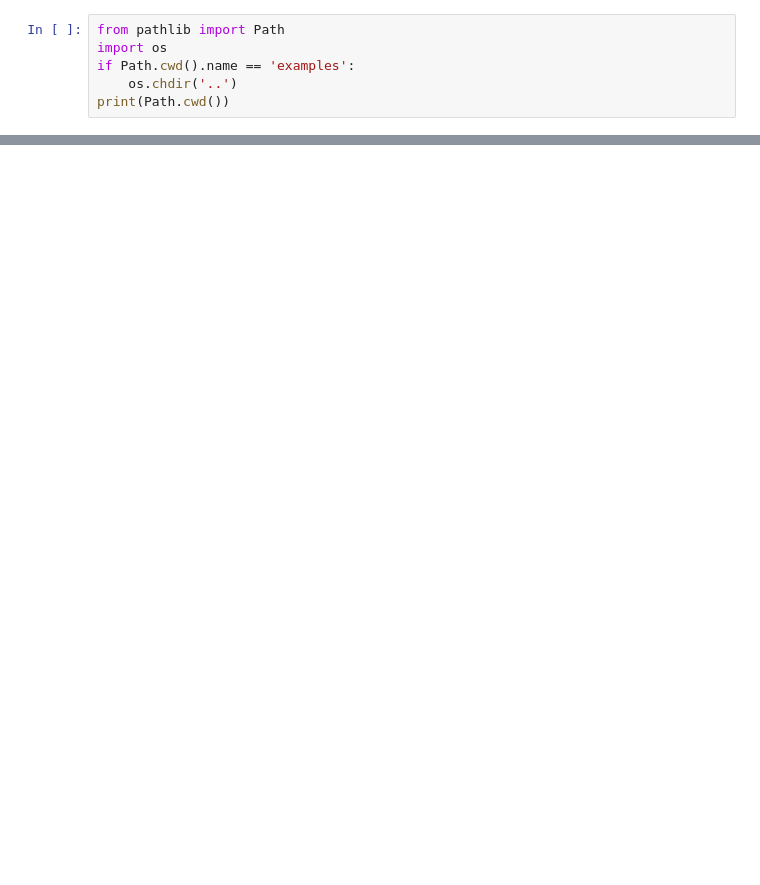
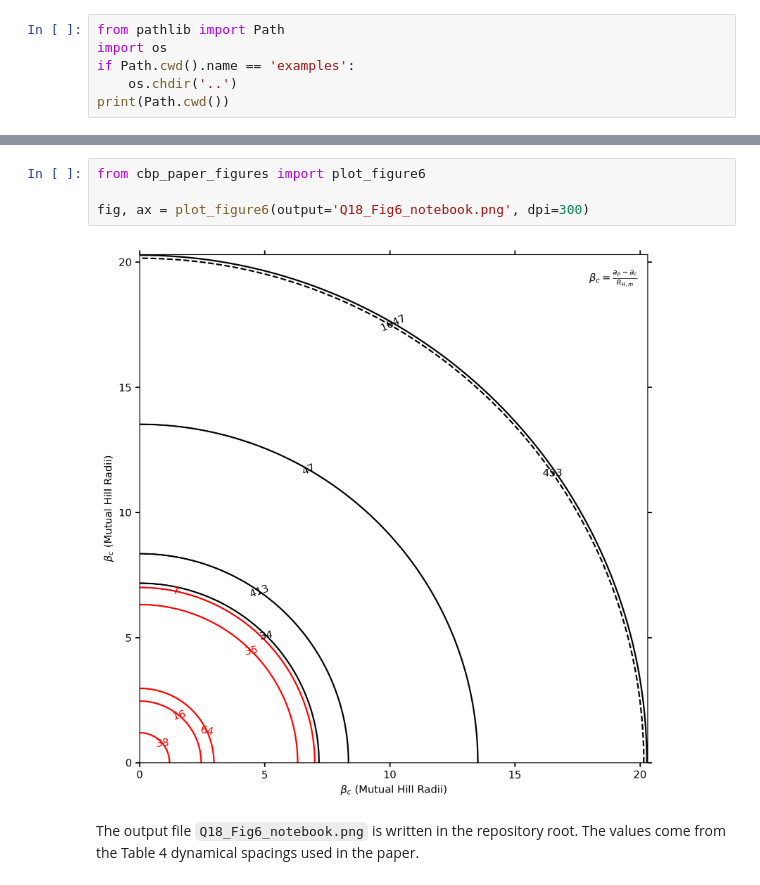
Before and after one commit to saturnaxis/CBP_stability, a Jupyter notebook: examples/04_figure_6_packing_summary.ipynb, the cells around one changed output, grey strips where cells are left out. Cells and saved outputs as stored; diff of their text form; blank space fills up the shorter version.

Commit message:
made plotting examples more faithful to paper

```diff
--- a/examples/04_figure_6_packing_summary.ipynb
+++ b/examples/04_figure_6_packing_summary.ipynb
@@ -40,0 +11,8 @@ plt.show()
+# %%
+from cbp_paper_figures import plot_figure6
+
+fig, ax = plot_figure6(output='Q18_Fig6_notebook.png', dpi=300)
+# %% [output]
+[figure, added]
+# %% [markdown]
+The output file `Q18_Fig6_notebook.png` is written in the repository root. The values come from the Table 4 dynamical spacings used in the paper.
```
Also changed, not shown: parts of 5 cells of this notebook, 12 other files.
